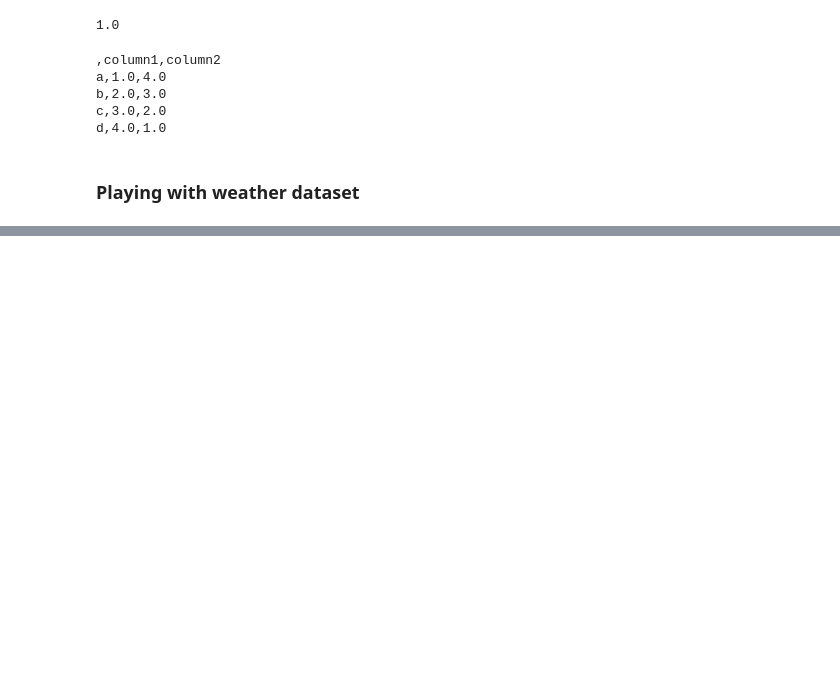
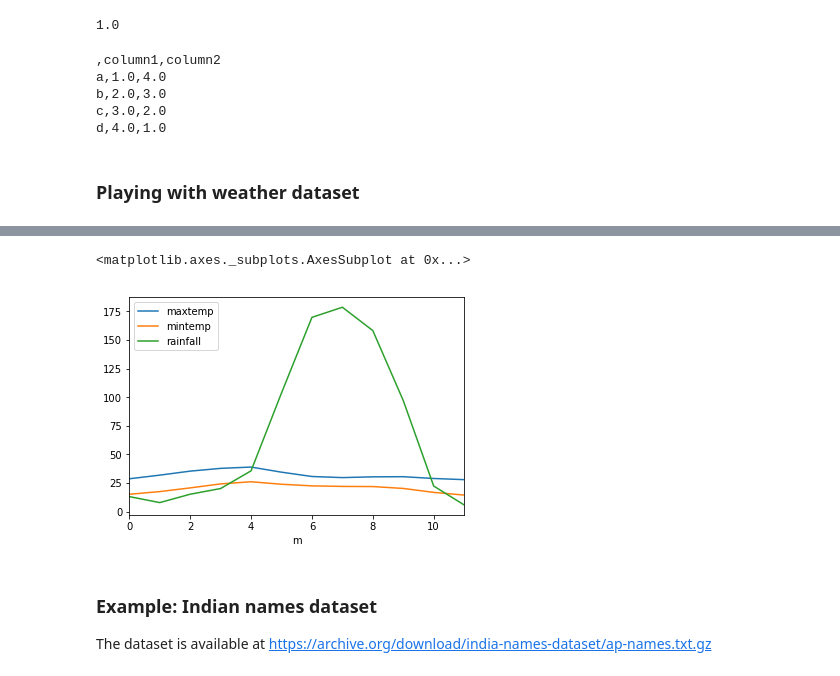
Before and after one commit to vikipedia/python-trainings, a Jupyter notebook: advanced/pandas.ipynb, the cells around one changed output, grey strips where cells are left out. Saved outputs shown, nothing was run; the diff lists cells and outputs as text; code cells hidden in the pictures; blank space fills up the shorter version.

Commit message:
pandas whether dataset

```diff
--- a/advanced/pandas.ipynb
+++ b/advanced/pandas.ipynb
@@ -191,0 +305,3 @@ d,4.0,1.0
+# %%
+import datetime
+list_of_months = [datetime.date(2000, i+1, 1).strftime("%B") for i in range(12)]
@@ -191,0 +314,4 @@ d,4.0,1.0
+# %%
+newindex = [list_of_months.index(m) for m in bymonth.index]
+# %%
+bymonth['m'] = newindex
@@ -191,0 +335,2 @@ d,4.0,1.0
+# %%
+bymonths2 = bymonth.set_index("m")
@@ -191,0 +354,8 @@ d,4.0,1.0
+# %%
+bymonths2.sort_index().plot()
+# %% [output]
+<matplotlib.axes._subplots.AxesSubplot at 0x...>
+[figure, added]
+# %% [markdown]
+### Example: Indian names dataset ###
+The dataset is available at https://archive.org/download/india-names-dataset/ap-names.txt.gz
```
Also changed, not shown: parts of 24 cells of this notebook, 1 other file.
